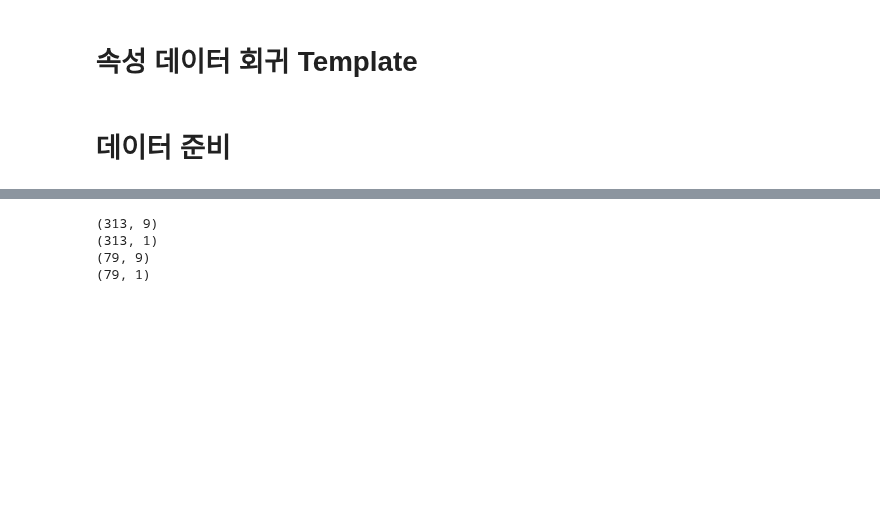
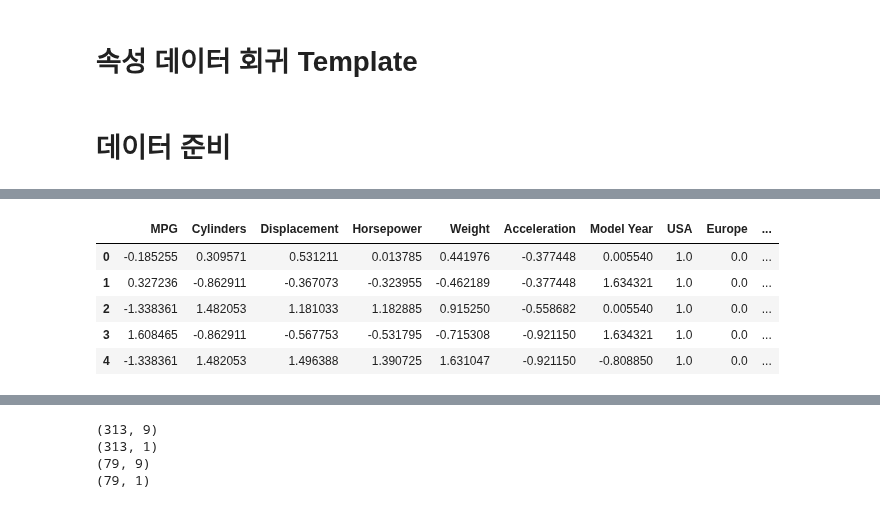
Before and after one commit to dhrim/keras_howto_2021, a Jupyter notebook: class7/template_attribute_data_regression.ipynb, the cells around one changed output, grey strips where cells are left out. Cells and saved outputs as stored; diff of their text form; code cells hidden in the pictures; blank space fills up the shorter version.

```diff
--- a/class7/template_attribute_data_regression.ipynb
+++ b/class7/template_attribute_data_regression.ipynb
@@ -30,6 +30,15 @@ y = data[:,:1]
 split_index = int(len(x)*0.8)
 train_x, test_x = x[:split_index], x[split_index:]
 train_y, test_y = y[:split_index], y[split_index:]
+# %%
+raw_data.head()
+# %% [output]
+|  | MPG | Cylinders | Displacement | Horsepower | Weight | Acceleration | Model Year | USA | Europe | ... |
+| 0 | -0.185255 | 0.309571 | 0.531211 | 0.013785 | 0.441976 | -0.377448 | 0.005540 | 1.0 | 0.0 | ... |
+| 1 | 0.327236 | -0.862911 | -0.367073 | -0.323955 | -0.462189 | -0.377448 | 1.634321 | 1.0 | 0.0 | ... |
+| 2 | -1.338361 | 1.482053 | 1.181033 | 1.182885 | 0.915250 | -0.558682 | 0.005540 | 1.0 | 0.0 | ... |
+| 3 | 1.608465 | -0.862911 | -0.567753 | -0.531795 | -0.715308 | -0.921150 | 1.634321 | 1.0 | 0.0 | ... |
+| 4 | -1.338361 | 1.482053 | 1.496388 | 1.390725 | 1.631047 | -0.921150 | -0.808850 | 1.0 | 0.0 | ... |
 # %%
 print(train_x[:5])
 print(train_y[:5])
```
Also changed, not shown: parts of 5 cells of this notebook, 2 other files.
